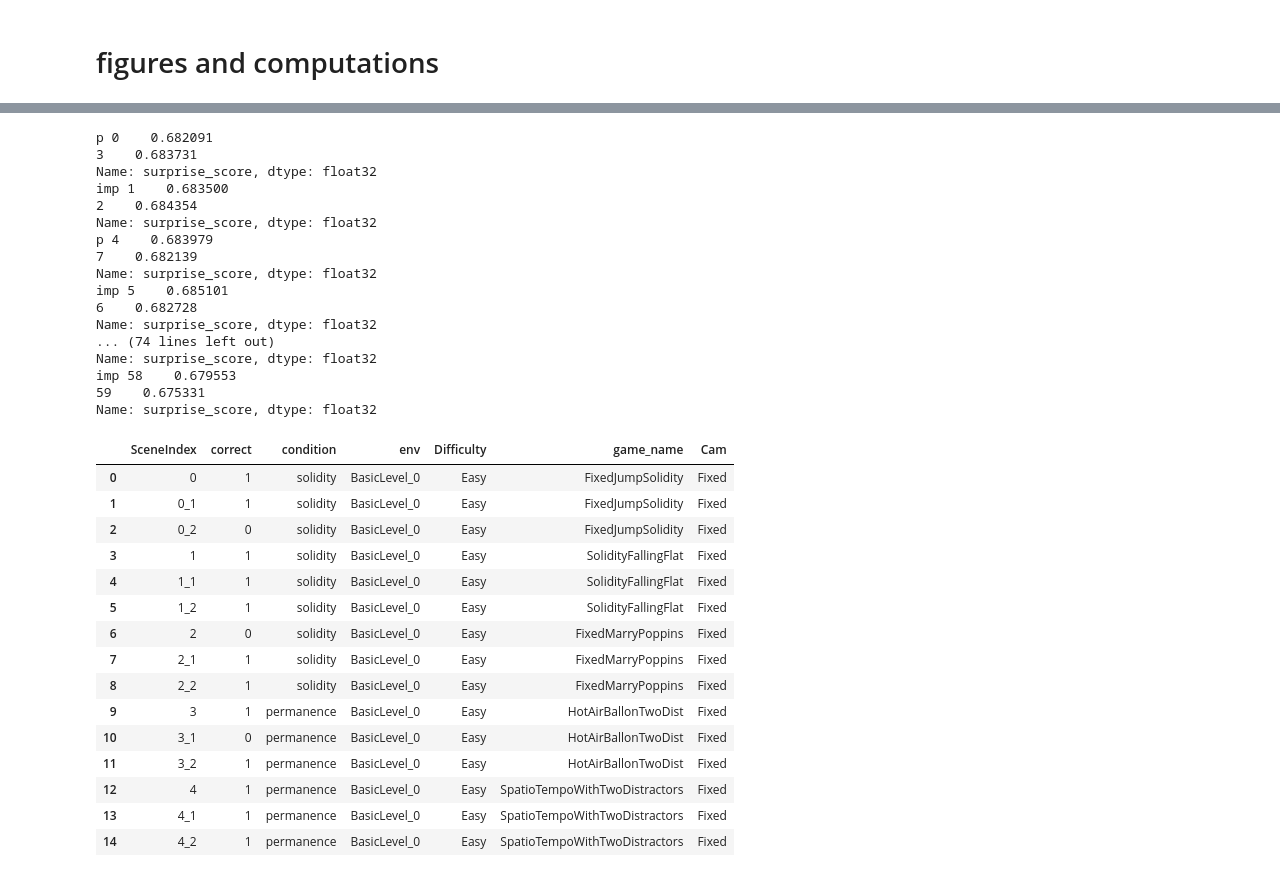
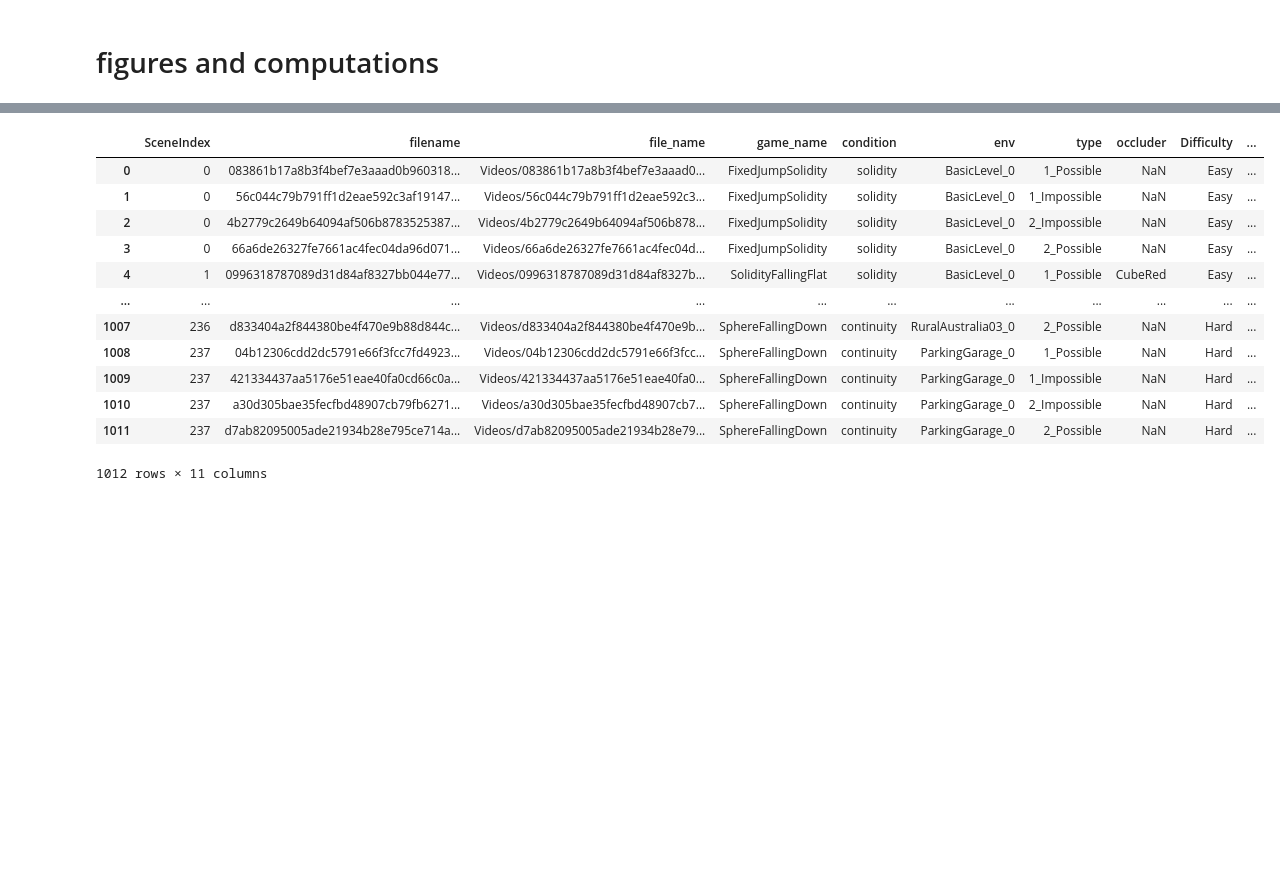
Before and after one commit to kristinezheng/IntPhys2, a Jupyter notebook: ExploreResults.ipynb, the cells around one changed output, grey strips where cells are left out. Saved outputs shown, nothing was run; the diff lists cells and outputs as text; code cells hidden in the pictures; blank space fills up the shorter version.

```diff
--- a/ExploreResults.ipynb
+++ b/ExploreResults.ipynb
@@ -181,59 +159,19 @@ results_df.head()
-# %%
-def compute_scene_accuracy(results_df):
-    rows = []
-    for scene_idx, grp in results_df.groupby("SceneIndex"):
-        possible   = grp[grp["target"] == 1]["surprise_score"]
-        impossible = grp[grp["target"] == 0]["surprise_score"]
-        print('p', possible)
-        print('imp', impossible)
-        if possible.empty or impossible.empty:
-            continue
-        rows.append({
-            "SceneIndex": scene_idx,
-            "correct":    int(impossible.mean() > possible.mean()),
-            "condition":  grp["condition"].iloc[0],
-            "env":        grp["env"].iloc[0],
-            "Difficulty": grp["Difficulty"].iloc[0],
-            "game_name":  grp["game_name"].iloc[0],
-            "Cam":        grp["Camera"].iloc[0],
-        })
-    return pd.DataFrame(rows)
-
-compute_scene_accuracy(results_df)
-# %% [output]
-p 0    0.682091
-3    0.683731
-Name: surprise_score, dtype: float32
-imp 1    0.683500
-2    0.684354
-Name: surprise_score, dtype: float32
-p 4    0.683979
-7    0.682139
-Name: surprise_score, dtype: float32
-imp 5    0.685101
-6    0.682728
-Name: surprise_score, dtype: float32
-... (74 lines left out)
-Name: surprise_score, dtype: float32
-imp 58    0.679553
-59    0.675331
-Name: surprise_score, dtype: float32
-|  | SceneIndex | correct | condition | env | Difficulty | game_name | Cam |
-| 0 | 0 | 1 | solidity | BasicLevel_0 | Easy | FixedJumpSolidity | Fixed |
-| 1 | 0_1 | 1 | solidity | BasicLevel_0 | Easy | FixedJumpSolidity | Fixed |
-| 2 | 0_2 | 0 | solidity | BasicLevel_0 | Easy | FixedJumpSolidity | Fixed |
-| 3 | 1 | 1 | solidity | BasicLevel_0 | Easy | SolidityFallingFlat | Fixed |
-| 4 | 1_1 | 1 | solidity | BasicLevel_0 | Easy | SolidityFallingFlat | Fixed |
-| 5 | 1_2 | 1 | solidity | BasicLevel_0 | Easy | SolidityFallingFlat | Fixed |
-| 6 | 2 | 0 | solidity | BasicLevel_0 | Easy | FixedMarryPoppins | Fixed |
-| 7 | 2_1 | 1 | solidity | BasicLevel_0 | Easy | FixedMarryPoppins | Fixed |
-| 8 | 2_2 | 1 | solidity | BasicLevel_0 | Easy | FixedMarryPoppins | Fixed |
-| 9 | 3 | 1 | permanence | BasicLevel_0 | Easy | HotAirBallonTwoDist | Fixed |
-| 10 | 3_1 | 0 | permanence | BasicLevel_0 | Easy | HotAirBallonTwoDist | Fixed |
-| 11 | 3_2 | 1 | permanence | BasicLevel_0 | Easy | HotAirBallonTwoDist | Fixed |
-| 12 | 4 | 1 | permanence | BasicLevel_0 | Easy | SpatioTempoWithTwoDistractors | Fixed |
-| 13 | 4_1 | 1 | permanence | BasicLevel_0 | Easy | SpatioTempoWithTwoDistractors | Fixed |
-| 14 | 4_2 | 1 | permanence | BasicLevel_0 | Easy | SpatioTempoWithTwoDistractors | Fixed |
+# %%
+metadata_df
+# %% [output]
+|  | SceneIndex | filename | file_name | game_name | condition | env | type | occluder | Difficulty | ... |
+| 0 | 0 | 083861b17a8b3f4bef7e3aaad0b960318... | Videos/083861b17a8b3f4bef7e3aaad0... | FixedJumpSolidity | solidity | BasicLevel_0 | 1_Possible | NaN | Easy | ... |
+| 1 | 0 | 56c044c79b791ff1d2eae592c3af19147... | Videos/56c044c79b791ff1d2eae592c3... | FixedJumpSolidity | solidity | BasicLevel_0 | 1_Impossible | NaN | Easy | ... |
+| 2 | 0 | 4b2779c2649b64094af506b8783525387... | Videos/4b2779c2649b64094af506b878... | FixedJumpSolidity | solidity | BasicLevel_0 | 2_Impossible | NaN | Easy | ... |
+| 3 | 0 | 66a6de26327fe7661ac4fec04da96d071... | Videos/66a6de26327fe7661ac4fec04d... | FixedJumpSolidity | solidity | BasicLevel_0 | 2_Possible | NaN | Easy | ... |
+| 4 | 1 | 0996318787089d31d84af8327bb044e77... | Videos/0996318787089d31d84af8327b... | SolidityFallingFlat | solidity | BasicLevel_0 | 1_Possible | CubeRed | Easy | ... |
+| ... | ... | ... | ... | ... | ... | ... | ... | ... | ... | ... |
+| 1007 | 236 | d833404a2f844380be4f470e9b88d844c... | Videos/d833404a2f844380be4f470e9b... | SphereFallingDown | continuity | RuralAustralia03_0 | 2_Possible | NaN | Hard | ... |
+| 1008 | 237 | 04b12306cdd2dc5791e66f3fcc7fd4923... | Videos/04b12306cdd2dc5791e66f3fcc... | SphereFallingDown | continuity | ParkingGarage_0 | 1_Possible | NaN | Hard | ... |
+| 1009 | 237 | 421334437aa5176e51eae40fa0cd66c0a... | Videos/421334437aa5176e51eae40fa0... | SphereFallingDown | continuity | ParkingGarage_0 | 1_Impossible | NaN | Hard | ... |
+| 1010 | 237 | a30d305bae35fecfbd48907cb79fb6271... | Videos/a30d305bae35fecfbd48907cb7... | SphereFallingDown | continuity | ParkingGarage_0 | 2_Impossible | NaN | Hard | ... |
+| 1011 | 237 | d7ab82095005ade21934b28e795ce714a... | Videos/d7ab82095005ade21934b28e79... | SphereFallingDown | continuity | ParkingGarage_0 | 2_Possible | NaN | Hard | ... |
+1012 rows × 11 columns
 # %%
 overall = scene_acc["correct"].mean() * 100
 print(f"Model     : {MODEL_NAME}")
```
Also changed, not shown: parts of 11 cells of this notebook.
